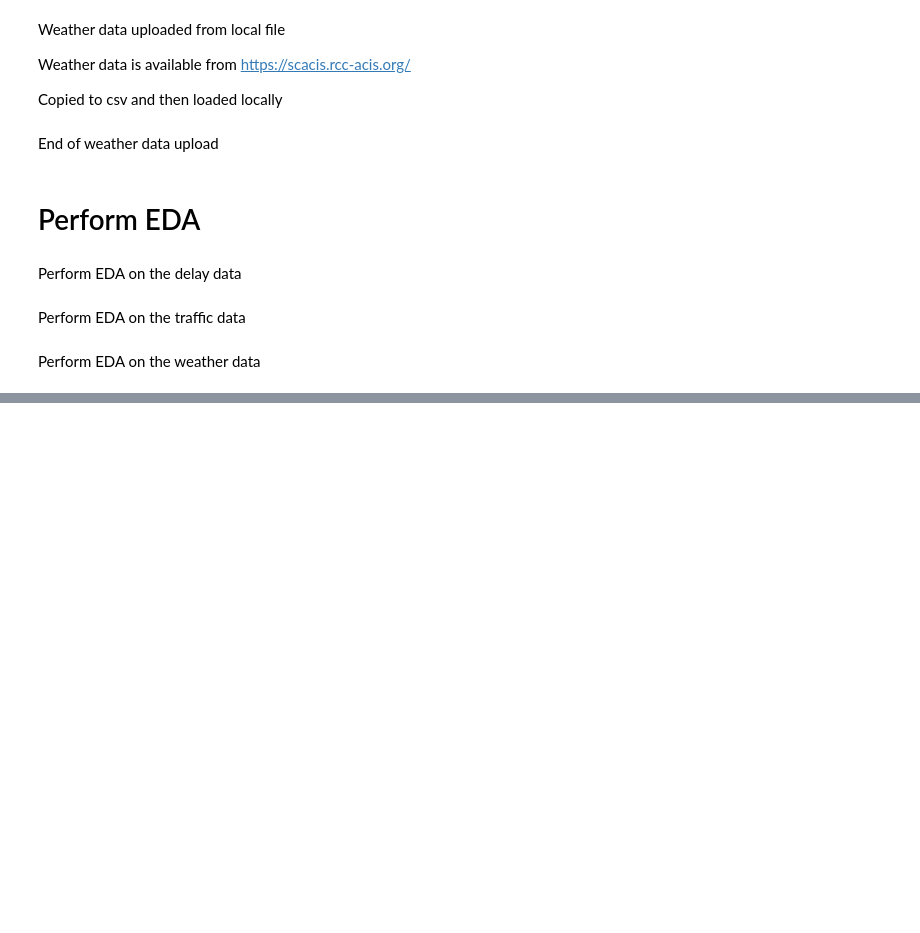
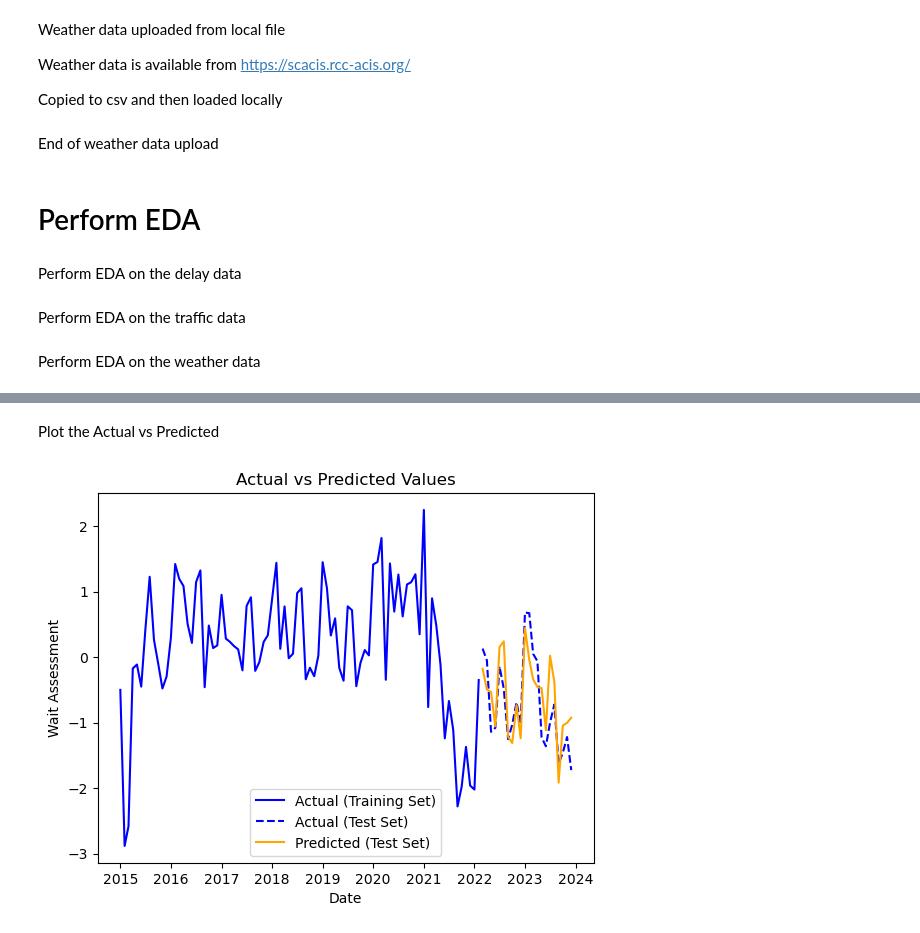
Before and after one commit to paulr28/Msc_Capstone, a Jupyter notebook: Data_Collection.ipynb, the cells around one changed output, grey strips where cells are left out. Saved outputs shown, nothing was run; the diff lists cells and outputs as text; code cells hidden in the pictures; blank space fills up the shorter version.

```diff
--- a/Data_Collection.ipynb
+++ b/Data_Collection.ipynb
@@ -769,0 +947,3 @@ avg_temp.sort_values(["year", "month"])
+# %%
+# Keep only the avg_perc and avg_temp columns
+traffic_features = traffic_delays[['date', 'vehicle_count_automated_traffic_volume_counts']]
@@ -769,0 +956,3 @@ avg_temp.sort_values(["year", "month"])
+# %%
+# Drop the year and month columns
+delays2 = delays2.drop(columns=["year", "month"])
@@ -769,0 +1010,4 @@ avg_temp.sort_values(["year", "month"])
+# %%
+# Join the weather_features and traffic_features and delays2 dataframes together
+features = pd.merge(delays2, weather_features, on="date", how="left")
+features = pd.merge(features, traffic_features, on="date", how="left")
@@ -769,0 +1093,3 @@ avg_temp.sort_values(["year", "month"])
+# %%
+# Standardize all columns in the features dataframe except for the date column
+features.loc[:, features.columns != 'date'] = features.loc[:, features.columns != 'date'].apply(lambda x: (x - x.mean()) / x.std())
@@ -769,0 +1277,26 @@ avg_temp.sort_values(["year", "month"])
+# %% [markdown]
+Plot the Actual vs Predicted
+# %%
+import matplotlib.pyplot as plt
+
+# Plot the actual values from the training set
+plt.plot(endog_train.index, endog_train, label='Actual (Training Set)', color='blue')
+
+# Plot the actual values from the test set
+plt.plot(endog_test.index, endog_test, label='Actual (Test Set)', color='blue', linestyle='--')
+
+# Plot the predicted values from the test set
+plt.plot(endog_test.index, predicted_values, label='Predicted (Test Set)', color='orange')
+
+# Set the labels and title
+plt.xlabel('Date')
+plt.ylabel('Wait Assessment')
+plt.title('Actual vs Predicted Values')
+
+# Show the legend
+plt.legend()
+
+# Show the plot
+plt.show()
+# %% [output]
+[figure, added]
```
Also changed, not shown: parts of 91 cells of this notebook, 2 other files.
